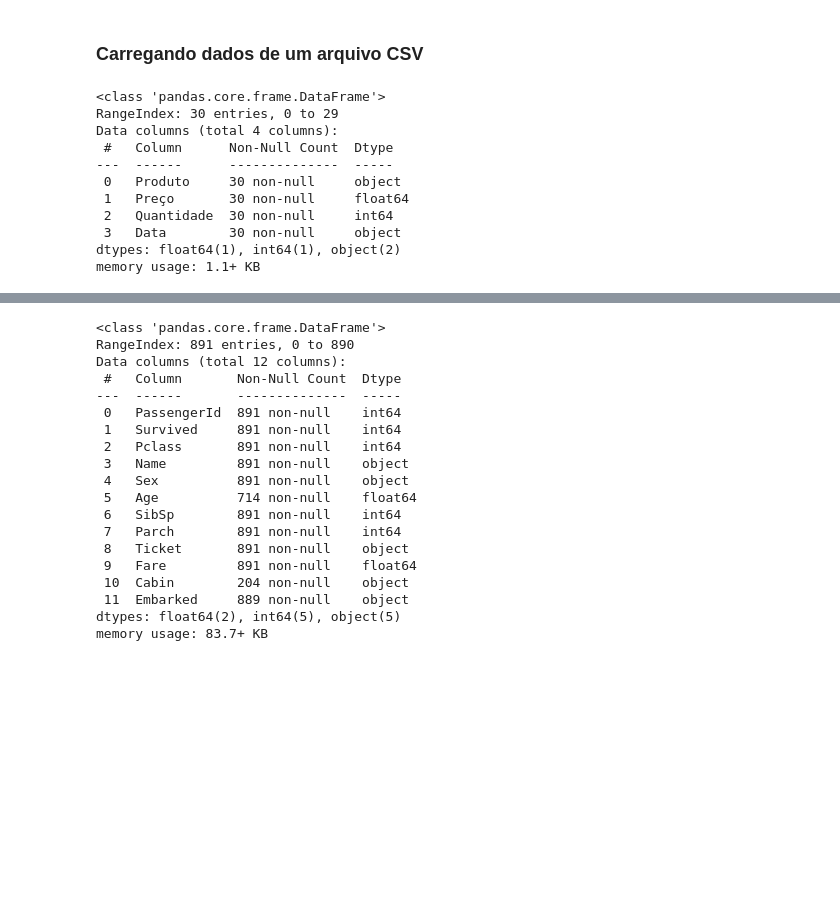
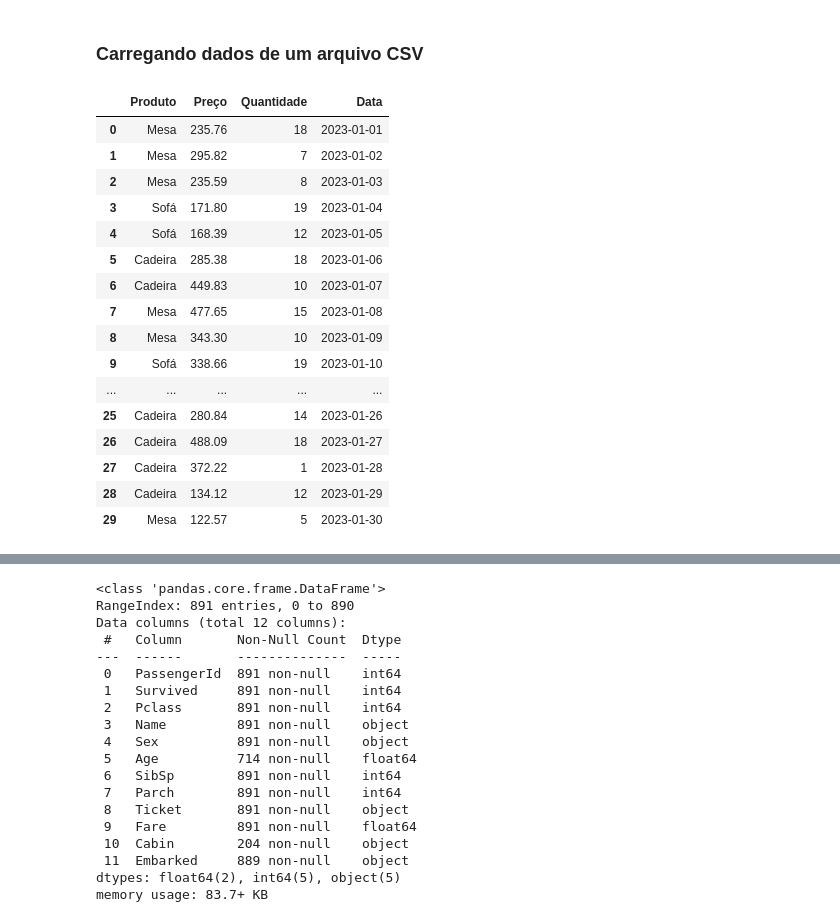
Before and after one commit to trizalmeida/profdacioinfnetpython-repositorio-python-para-dados-4t24-prof-dacio-souza-pythonDados4T24, a Jupyter notebook: 08_PandasArquivos.ipynb, the cells around one changed output, grey strips where cells are left out. Saved outputs shown, nothing was run; the diff lists cells and outputs as text; code cells hidden in the pictures; blank space fills up the shorter version.

```diff
--- a/08_PandasArquivos.ipynb
+++ b/08_PandasArquivos.ipynb
@@ -23,16 +23,22 @@ import pandas as pd
 ### Carregando dados de um arquivo CSV
 # %%
 df_csv = pd.read_csv('dadosFictícios/Exemplo_Aula_8.csv')
-df_csv.info()
+df_csv
 # %% [output]
-<class 'pandas.core.frame.DataFrame'>
-RangeIndex: 30 entries, 0 to 29
-Data columns (total 4 columns):
- #   Column      Non-Null Count  Dtype
----  ------      --------------  -----
- 0   Produto     30 non-null     object
- 1   Preço       30 non-null     float64
- 2   Quantidade  30 non-null     int64
- 3   Data        30 non-null     object
-dtypes: float64(1), int64(1), object(2)
-memory usage: 1.1+ KB
+|  | Produto | Preço | Quantidade | Data |
+| 0 | Mesa | 235.76 | 18 | 2023-01-01 |
+| 1 | Mesa | 295.82 | 7 | 2023-01-02 |
+| 2 | Mesa | 235.59 | 8 | 2023-01-03 |
+| 3 | Sofá | 171.80 | 19 | 2023-01-04 |
+| 4 | Sofá | 168.39 | 12 | 2023-01-05 |
+| 5 | Cadeira | 285.38 | 18 | 2023-01-06 |
+| 6 | Cadeira | 449.83 | 10 | 2023-01-07 |
+| 7 | Mesa | 477.65 | 15 | 2023-01-08 |
+| 8 | Mesa | 343.30 | 10 | 2023-01-09 |
+| 9 | Sofá | 338.66 | 19 | 2023-01-10 |
+| ... | ... | ... | ... | ... |
+| 25 | Cadeira | 280.84 | 14 | 2023-01-26 |
+| 26 | Cadeira | 488.09 | 18 | 2023-01-27 |
+| 27 | Cadeira | 372.22 | 1 | 2023-01-28 |
+| 28 | Cadeira | 134.12 | 12 | 2023-01-29 |
+| 29 | Mesa | 122.57 | 5 | 2023-01-30 |
```
Also changed, not shown: parts of 10 cells of this notebook, 11 other files.
